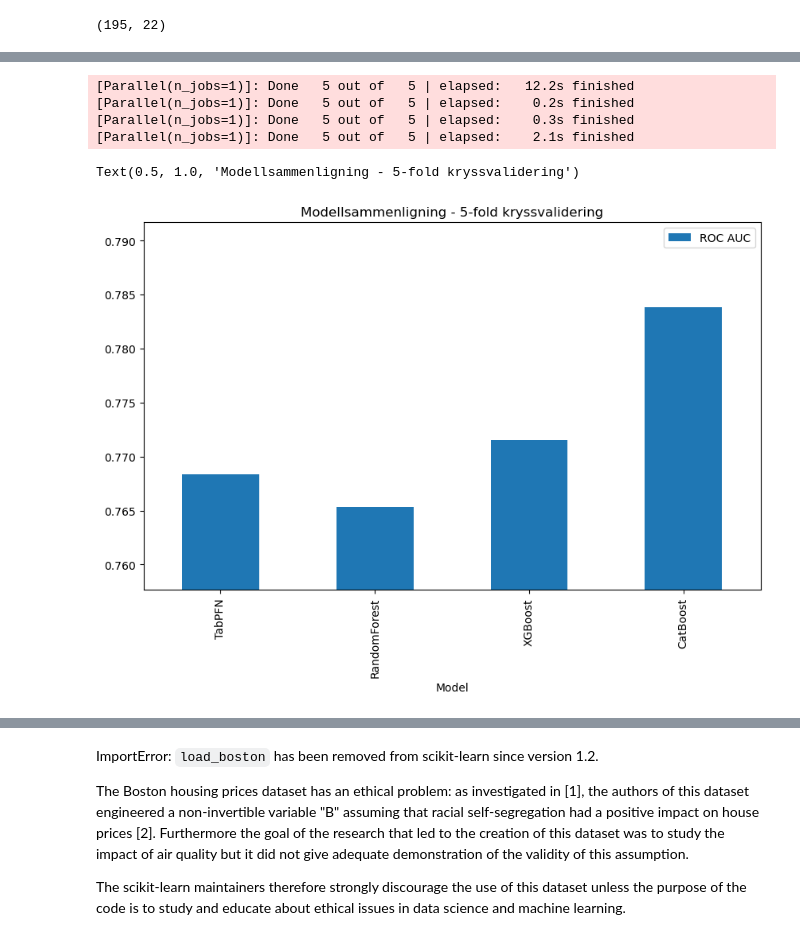
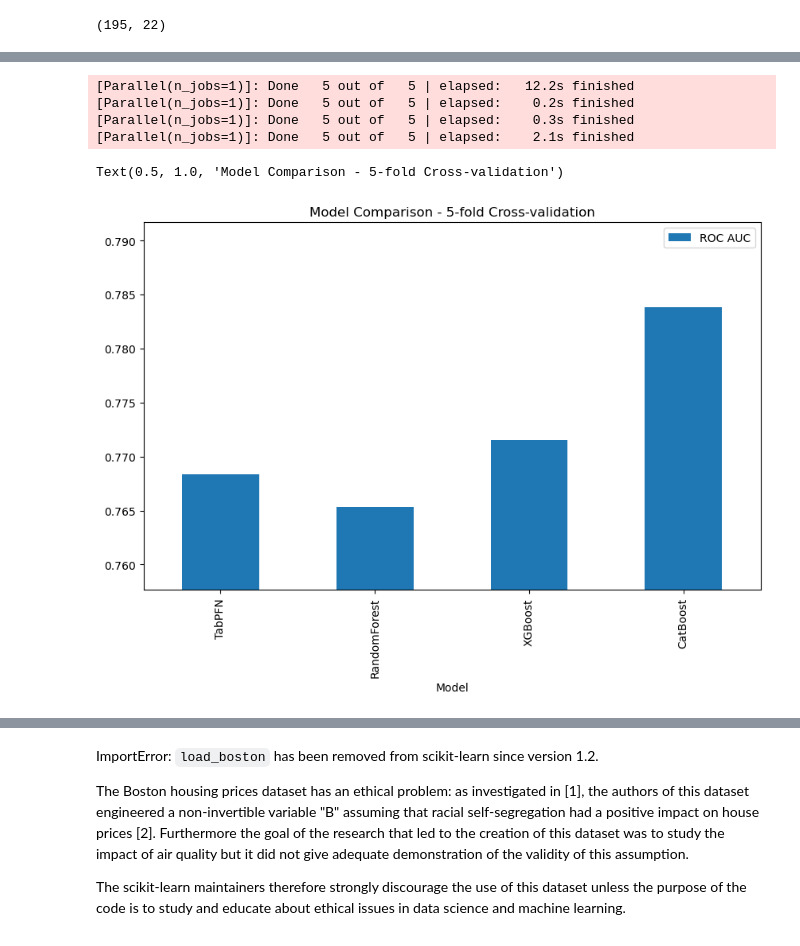
Before and after one commit to arvidl/BMED365-2026, a Jupyter notebook: Lab2-DL/notebooks/F1-TabPFN-intro.ipynb, the cells around one changed output, grey strips where cells are left out. Drawn from its saved outputs; the diff is of its cells as text; code cells hidden in the pictures.

```diff
--- a/Lab2-DL/notebooks/F1-TabPFN-intro.ipynb
+++ b/Lab2-DL/notebooks/F1-TabPFN-intro.ipynb
@@ -878,30 +878,30 @@ Wall time: 7.96 s
 # %%
-# Sammenlign ulike maskinlæringsmodeller ved å trene hver av dem flere ganger
-# på forskjellige deler av dataene og beregne gjennomsnitt av ytelsesscorene for
-# et mer pålitelig ytelsesestimat
+# Compare different machine learning models by training each of them multiple times
+# on different parts of the data and calculating the average of performance scores for
+# a more reliable performance estimate
 
-# Definer modeller
+# Define models
 models = [
     ('TabPFN', TabPFNClassifier(random_state=42)),
     ('RandomForest', RandomForestClassifier(random_state=42)),
     ('XGBoost', XGBClassifier(random_state=42)),
     ('CatBoost', CatBoostClassifier(random_state=42, verbose=0))
 ]
 
-# Beregn scorer
+# Calculate scores
 scoring = 'roc_auc_ovr' if len(np.unique(y)) > 2 else 'roc_auc'
 scores = {name: cross_val_score(model, X, y, cv=5, scoring=scoring, n_jobs=1, verbose=1).mean()
           for name, model in models}
 
-# Plott resultater
+# Plot results
 df = pd.DataFrame(list(scores.items()), columns=['Model', 'ROC AUC'])
 ax = df.plot(x='Model', y='ROC AUC', kind='bar', figsize=(10, 6))
 ax.set_ylim(df['ROC AUC'].min() * 0.99, df['ROC AUC'].max() * 1.01)
-ax.set_title('Modellsammenligning - 5-fold kryssvalidering')
+ax.set_title('Model Comparison - 5-fold Cross-validation')
 # %% [output]
 [Parallel(n_jobs=1)]: Done   5 out of   5 | elapsed:   12.2s finished
 [Parallel(n_jobs=1)]: Done   5 out of   5 | elapsed:    0.2s finished
 [Parallel(n_jobs=1)]: Done   5 out of   5 | elapsed:    0.3s finished
 [Parallel(n_jobs=1)]: Done   5 out of   5 | elapsed:    2.1s finished
-Text(0.5, 1.0, 'Modellsammenligning - 5-fold kryssvalidering')
+Text(0.5, 1.0, 'Model Comparison - 5-fold Cross-validation')
-[figure, old version]
+[figure, new version]
```
Also changed, not shown: parts of 87 cells of this notebook.
